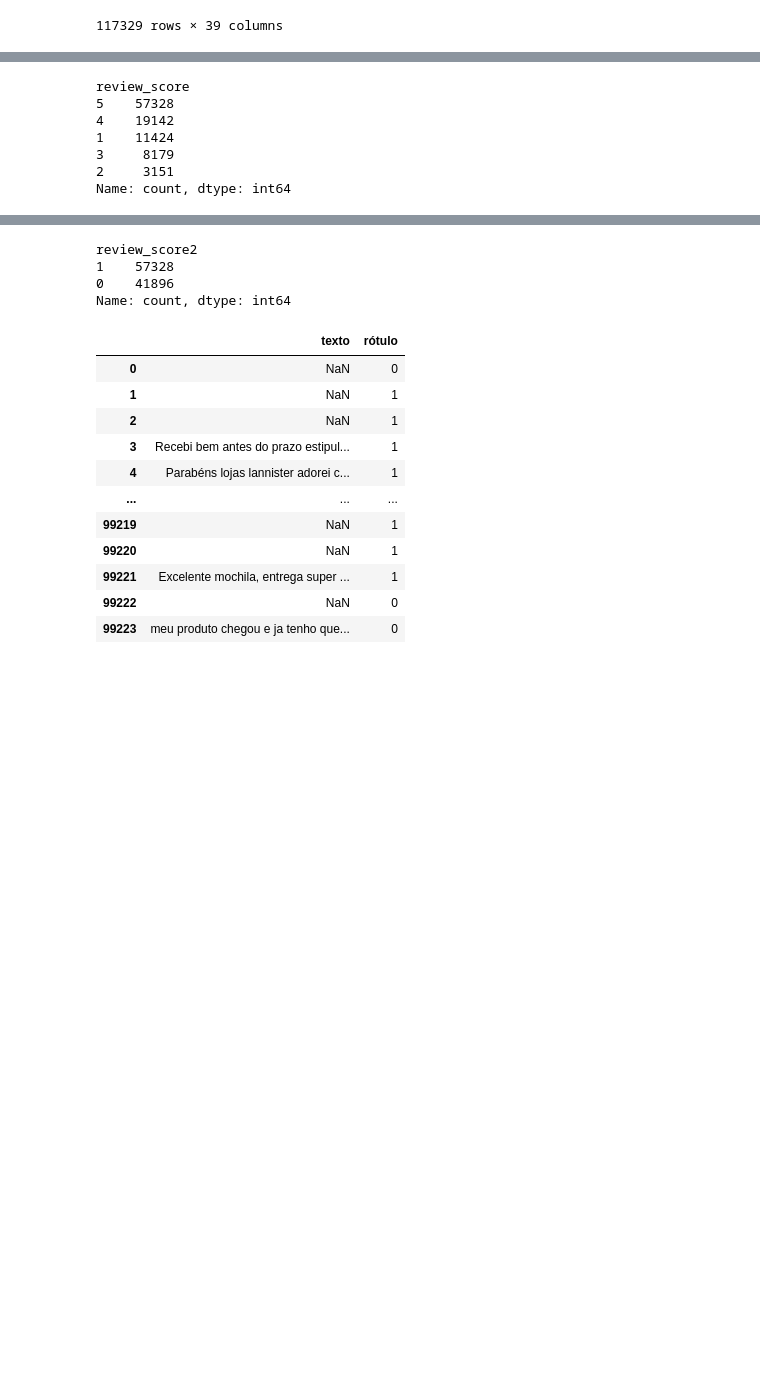
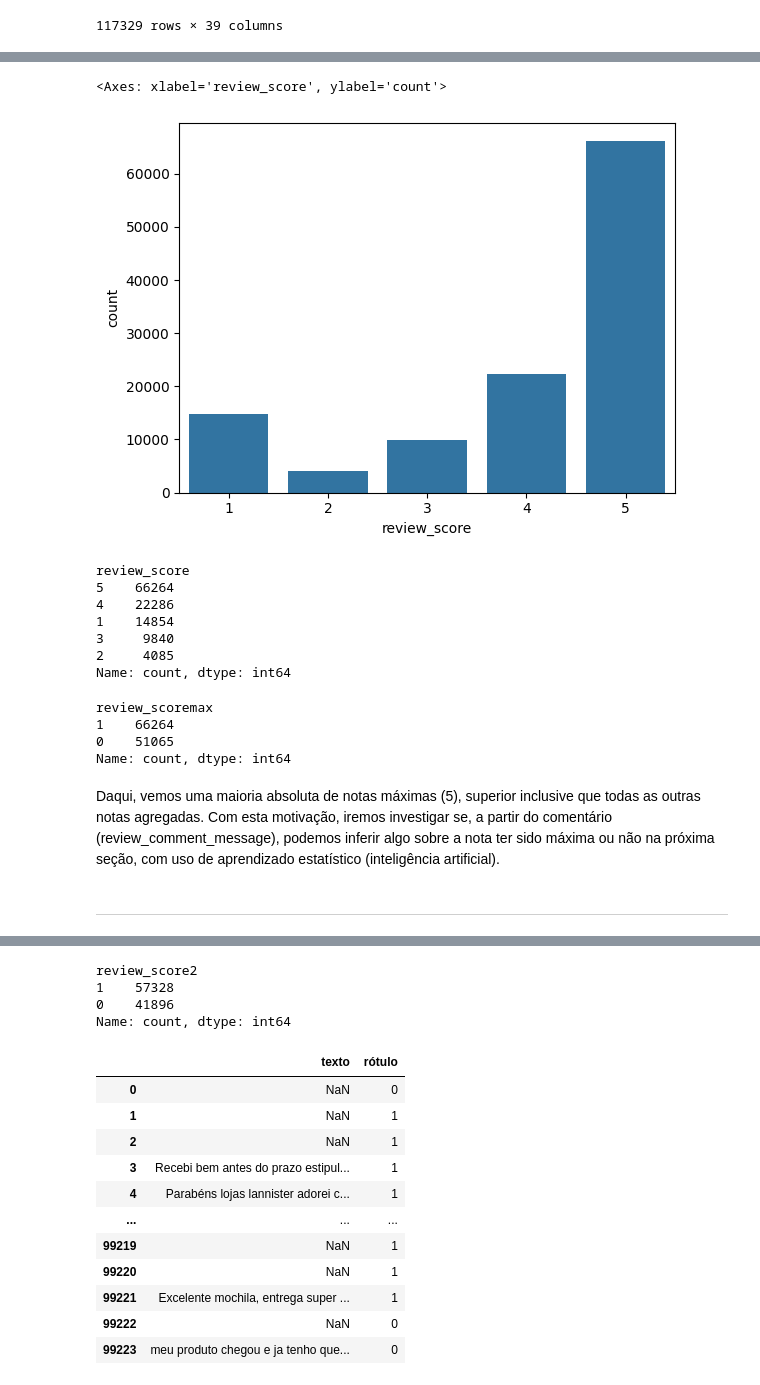
Before and after one commit to penasta/CE2---Python, a Jupyter notebook: trabalho/tRAB_bRUNO.ipynb, the cells around one changed output, grey strips where cells are left out. Drawn from its saved outputs; the diff is of its cells as text; code cells hidden in the pictures; blank space fills up the shorter version.

```diff
--- a/trabalho/tRAB_bRUNO.ipynb
+++ b/trabalho/tRAB_bRUNO.ipynb
@@ -55,10 +151,15 @@ df
+# %%
+sns.countplot(x='review_score', data=df)
+# %% [output]
+<Axes: xlabel='review_score', ylabel='count'>
+[figure, added]
 # %%
-reviews['review_score'].value_counts()
+df['review_score'].value_counts()
 # %% [output]
 review_score
-5    57328
-4    19142
-1    11424
-3     8179
-2     3151
+5    66264
+4    22286
+1    14854
+3     9840
+2     4085
 Name: count, dtype: int64
@@ -64,0 +168,12 @@ Name: count, dtype: int64
+# %%
+df['review_scoremax'].value_counts()
+# %% [output]
+review_scoremax
+1    66264
+0    51065
+Name: count, dtype: int64
+# %% [markdown]
+Daqui, vemos uma maioria absoluta de notas máximas (5), superior inclusive que todas as outras notas agregadas.
+Com esta motivação, iremos investigar se, a partir do comentário (review_comment_message), podemos inferir algo sobre a nota ter sido máxima ou não na próxima seção, com uso de aprendizado estatístico (inteligência artificial).
+# %% [markdown]
+----------------------------------------------------------
```
Also changed, not shown: parts of 30 cells of this notebook.
